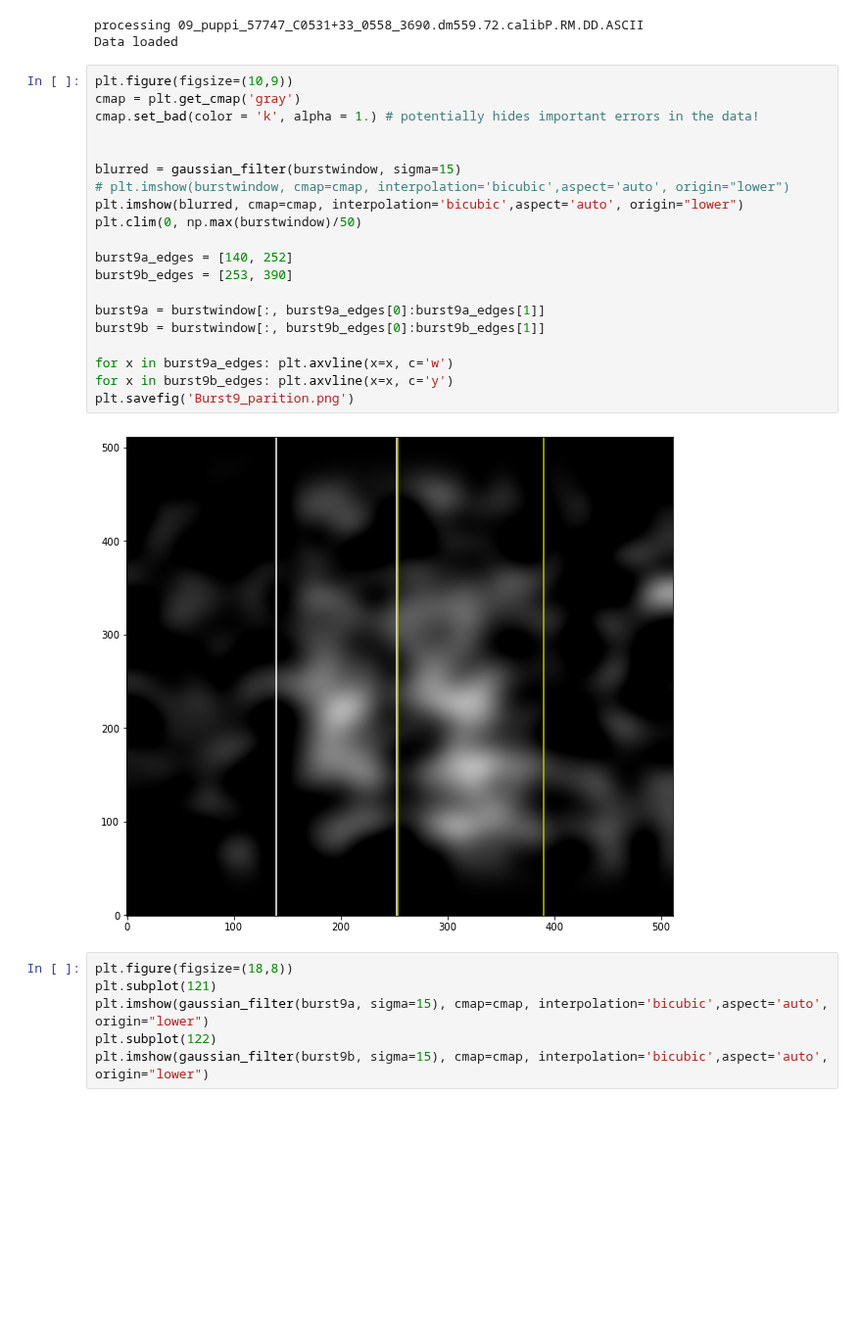
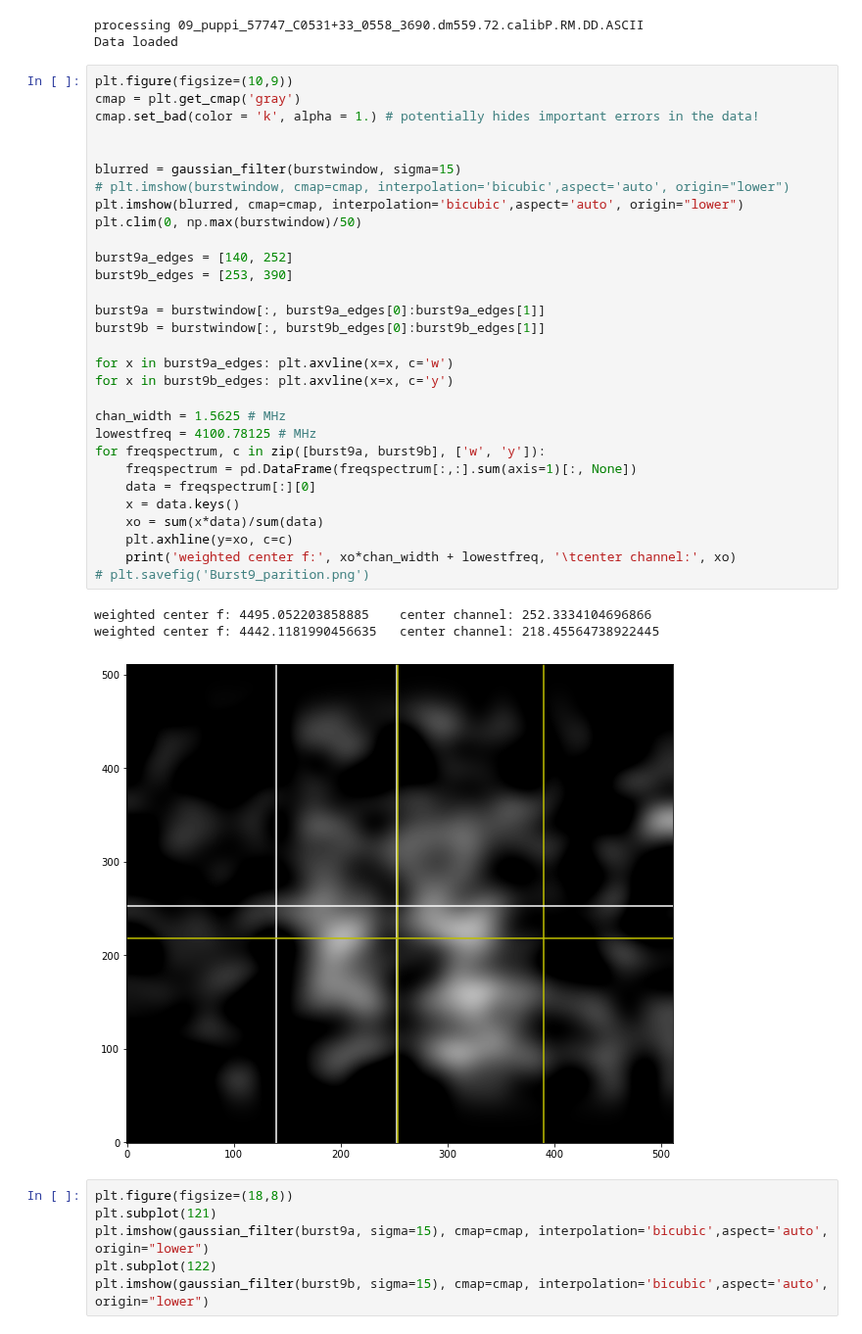
Before and after one commit to mef51/subdriftlaw, a Jupyter notebook: ProcessM9.ipynb, the cells around one changed output. Shown at 98% size. Saved outputs shown, nothing was run; the diff lists cells and outputs as text; blank space fills up the shorter version.

```diff
--- a/ProcessM9.ipynb
+++ b/ProcessM9.ipynb
@@ -127,25 +127,37 @@ Data loaded
 # %%
 plt.figure(figsize=(10,9))
 cmap = plt.get_cmap('gray')
 cmap.set_bad(color = 'k', alpha = 1.) # potentially hides important errors in the data!
 
 
 blurred = gaussian_filter(burstwindow, sigma=15)
 # plt.imshow(burstwindow, cmap=cmap, interpolation='bicubic',aspect='auto', origin="lower")
 plt.imshow(blurred, cmap=cmap, interpolation='bicubic',aspect='auto', origin="lower")
 plt.clim(0, np.max(burstwindow)/50)
 
 burst9a_edges = [140, 252]
 burst9b_edges = [253, 390]
 
 burst9a = burstwindow[:, burst9a_edges[0]:burst9a_edges[1]]
 burst9b = burstwindow[:, burst9b_edges[0]:burst9b_edges[1]]
 
 for x in burst9a_edges: plt.axvline(x=x, c='w')
 for x in burst9b_edges: plt.axvline(x=x, c='y')
-plt.savefig('Burst9_parition.png')
+
+chan_width = 1.5625 # MHz
+lowestfreq = 4100.78125 # MHz
+for freqspectrum, c in zip([burst9a, burst9b], ['w', 'y']):
+    freqspectrum = pd.DataFrame(freqspectrum[:,:].sum(axis=1)[:, None])
+    data = freqspectrum[:][0]
+    x = data.keys()
+    xo = sum(x*data)/sum(data)
+    plt.axhline(y=xo, c=c)
+    print('weighted center f:', xo*chan_width + lowestfreq, '\tcenter channel:', xo)
+# plt.savefig('Burst9_parition.png')
 # %% [output]
+weighted center f: 4495.052203858885    center channel: 252.3334104696866
+weighted center f: 4442.1181990456635   center channel: 218.45564738922445
-[figure, old version]
+[figure, new version]
 # %%
 plt.figure(figsize=(18,8))
 plt.subplot(121)
```
Also changed, not shown: 6 other files.
